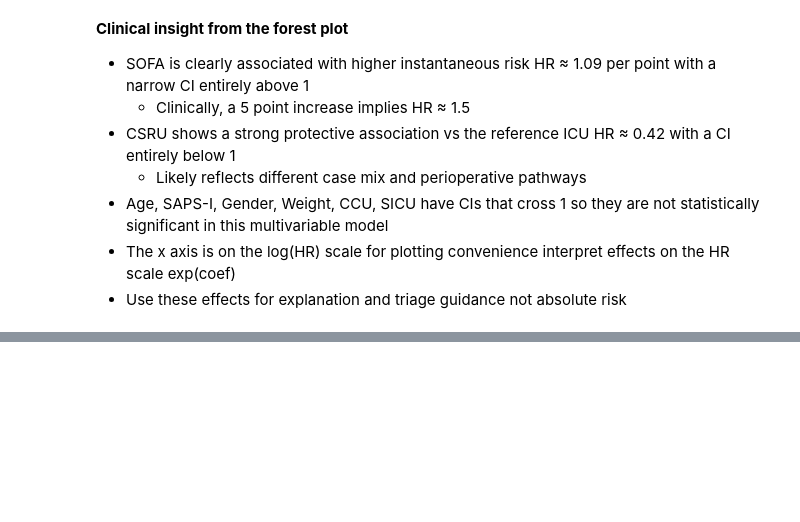
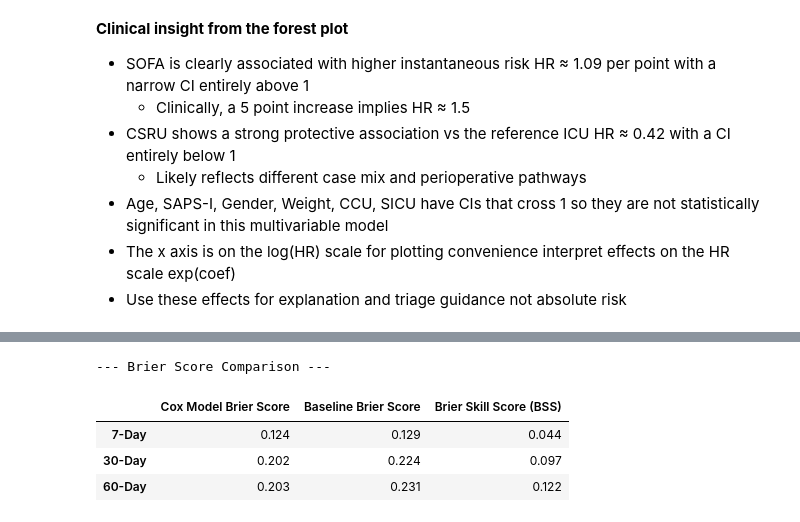
Before and after one commit to IE-ML-for-Healthcare/ICU_Survival_analysis, a Jupyter notebook: 02_ICU_Survival_analysis_CPH.ipynb, the cells around one changed output, grey strips where cells are left out. Cells and saved outputs as stored; diff of their text form; code cells hidden in the pictures; blank space fills up the shorter version.

```diff
--- a/02_ICU_Survival_analysis_CPH.ipynb
+++ b/02_ICU_Survival_analysis_CPH.ipynb
@@ -866,0 +997,41 @@ Brier scores:
+# %%
+from lifelines import KaplanMeierFitter
+import pandas as pd
+
+# 1. Fit a Kaplan-Meier estimator on the TRAINING data to create the baseline
+kmf_baseline = KaplanMeierFitter()
+kmf_baseline.fit(y_train["duration_days"], y_train["event_death"])
+
+# 2. Get the baseline survival probability predictions at our evaluation times
+# This gives one probability for each time point, which we apply to all test patients
+baseline_surv_probs = kmf_baseline.predict(eval_times).values
+
+# 3. Create the prediction matrix required by brier_score
+# We repeat the baseline predictions for every patient in the test set
+n_test_patients = len(y_test_surv)
+baseline_pred_matrix = np.tile(baseline_surv_probs, (n_test_patients, 1))
+
+# 4. Calculate the Brier score for this baseline model
+_ , baseline_brier_scores = brier_score(
+    y_train_surv, y_test_surv, baseline_pred_matrix, eval_times
+)
+
+# 5. Calculate the Brier Skill Score (BSS)
+# 'scores' is the brier score from our Cox model in the previous cell
+brier_skill_scores = 1 - (scores / baseline_brier_scores)
+
+# 6. Display the results in a comparative table
+results_df = pd.DataFrame({
+    'Cox Model Brier Score': scores,
+    'Baseline Brier Score': baseline_brier_scores,
+    'Brier Skill Score (BSS)': brier_skill_scores
+}, index=[f"{int(t)}-Day" for t in eval_times])
+
+print("\n--- Brier Score Comparison ---\n")
+display(results_df.style.format("{:.3f}"))
+# %% [output]
+--- Brier Score Comparison ---
+|  | Cox Model Brier Score | Baseline Brier Score | Brier Skill Score (BSS) |
+| 7-Day | 0.124 | 0.129 | 0.044 |
+| 30-Day | 0.202 | 0.224 | 0.097 |
+| 60-Day | 0.203 | 0.231 | 0.122 |
```
Also changed, not shown: parts of 17 cells of this notebook.
